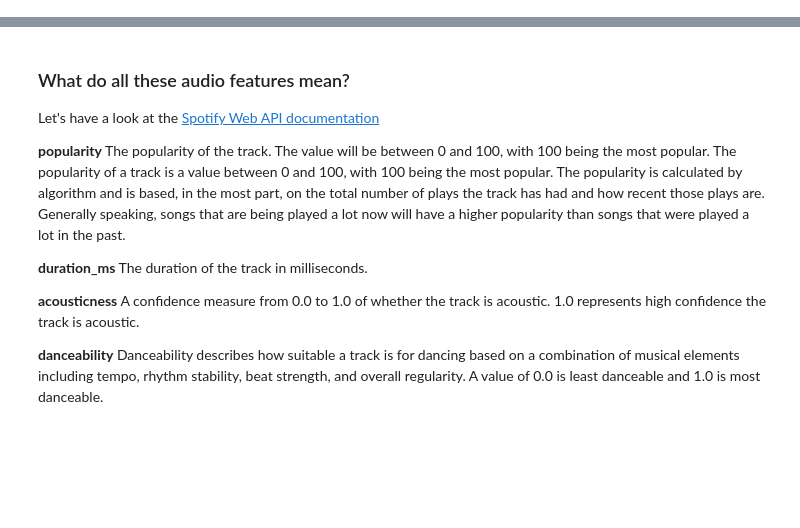
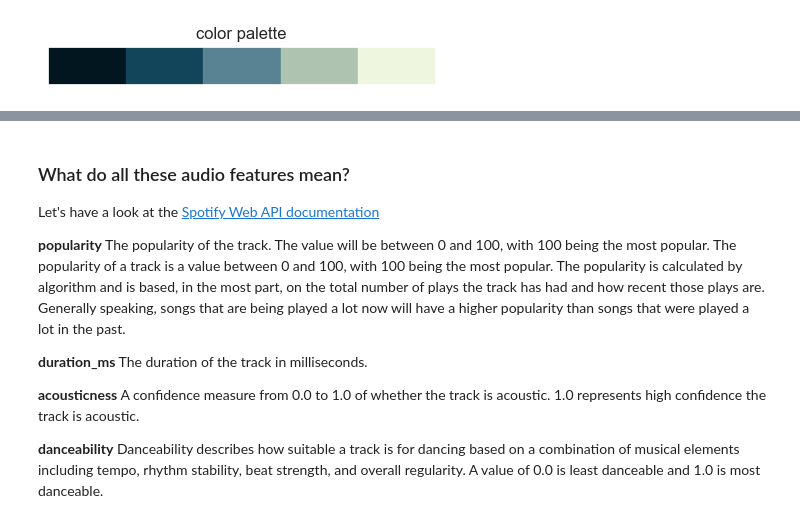
Before and after one commit to scheinmensch/Spotify, a Jupyter notebook: AllThemWitches.ipynb, the cells around one changed output, grey strips where cells are left out. Cells and saved outputs as stored; diff of their text form; code cells hidden in the pictures; blank space fills up the shorter version.

```diff
--- a/AllThemWitches.ipynb
+++ b/AllThemWitches.ipynb
@@ -3,3 +6,17 @@ import pandas as pd
+# %%
+sns.set()
+c_pal = ["#01161e","#124559","#598392","#aec3b0","#eff6e0"]
+fig, ax = plt.subplots(figsize=(5, 0.5))
+for i, color in enumerate(c_pal):
+    ax.add_patch(plt.Rectangle((i, 0), 1, 1, color=color))
+ax.set_xlim(0, len(c_pal))
+ax.set_ylim(0, 1)
+ax.set_xticks([])
+ax.set_yticks([])
+plt.title('color palette')
+plt.show();
+# %% [output]
+[figure, added]
 # %%
 atw = pd.read_csv('data/AllThemWitches.csv')
 # %%
```
Also changed, not shown: parts of 15 cells of this notebook.
